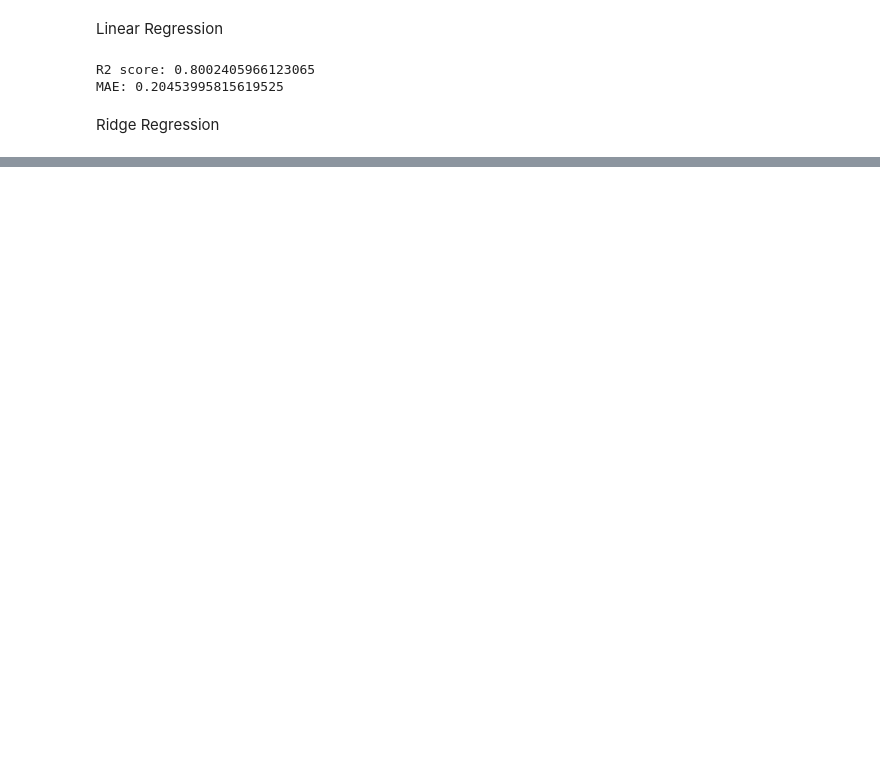
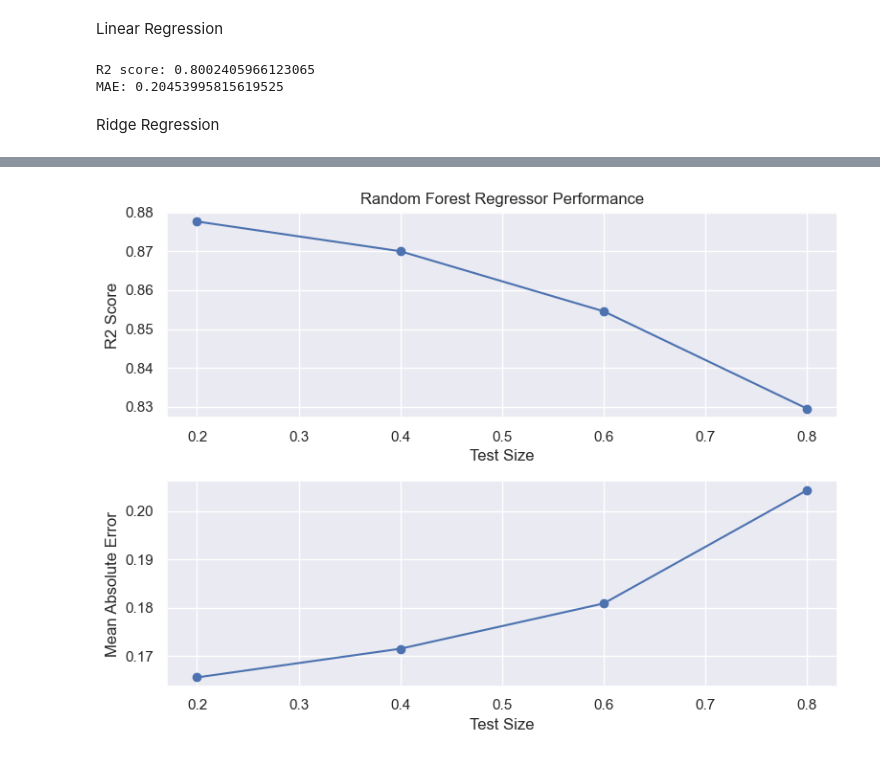
Before and after one commit to Doccocaubai710/LaptopPricePrediction_MachineLearningProject, a Jupyter notebook: Laptop_prediction.ipynb, the cells around one changed output, grey strips where cells are left out. Drawn from its saved outputs; the diff is of its cells as text; code cells hidden in the pictures; blank space fills up the shorter version.

```diff
--- a/Laptop_prediction.ipynb
+++ b/Laptop_prediction.ipynb
@@ -802,0 +864,51 @@ MAE: 0.21763163252229878
+# %%
+import matplotlib.pyplot as plt
+from sklearn.model_selection import train_test_split
+from sklearn.ensemble import RandomForestRegressor
+from sklearn.metrics import r2_score, mean_absolute_error
+
+# Define the test sizes to test
+test_sizes = [0.2, 0.4, 0.6, 0.8]
+
+# Create empty lists to store the evaluation results
+r2_scores = []
+mae_scores = []
+
+# Iterate over each test size
+for test_size in test_sizes:
+    # Split the data into training and test sets with the specified test size
+    X_train, X_test, y_train, y_test = train_test_split(X_encoded, y, test_size=test_size, random_state=42)
+
+    # Create and fit the Random Forest Regressor
+    model = RandomForestRegressor(n_estimators=100, random_state=42)
+    model.fit(X_train, y_train)
+
+    # Make predictions on the test set
+    y_pred = model.predict(X_test)
+
+    # Calculate the evaluation metrics
+    r2 = r2_score(y_test, y_pred)
+    mae = mean_absolute_error(y_test, y_pred)
+
+    # Append the scores to the lists
+    r2_scores.append(r2)
+    mae_scores.append(mae)
+
+# Plot the evaluation results
+plt.figure(figsize=(8, 6))
+
+plt.subplot(2, 1, 1)
+plt.plot(test_sizes, r2_scores, marker='o')
+plt.xlabel('Test Size')
+plt.ylabel('R2 Score')
+plt.title('Random Forest Regressor Performance')
+
+plt.subplot(2, 1, 2)
+plt.plot(test_sizes, mae_scores, marker='o')
+plt.xlabel('Test Size')
+plt.ylabel('Mean Absolute Error')
+
+plt.tight_layout()
+plt.show()
+# %% [output]
+[figure, added]
```
Also changed, not shown: parts of 23 cells of this notebook.
